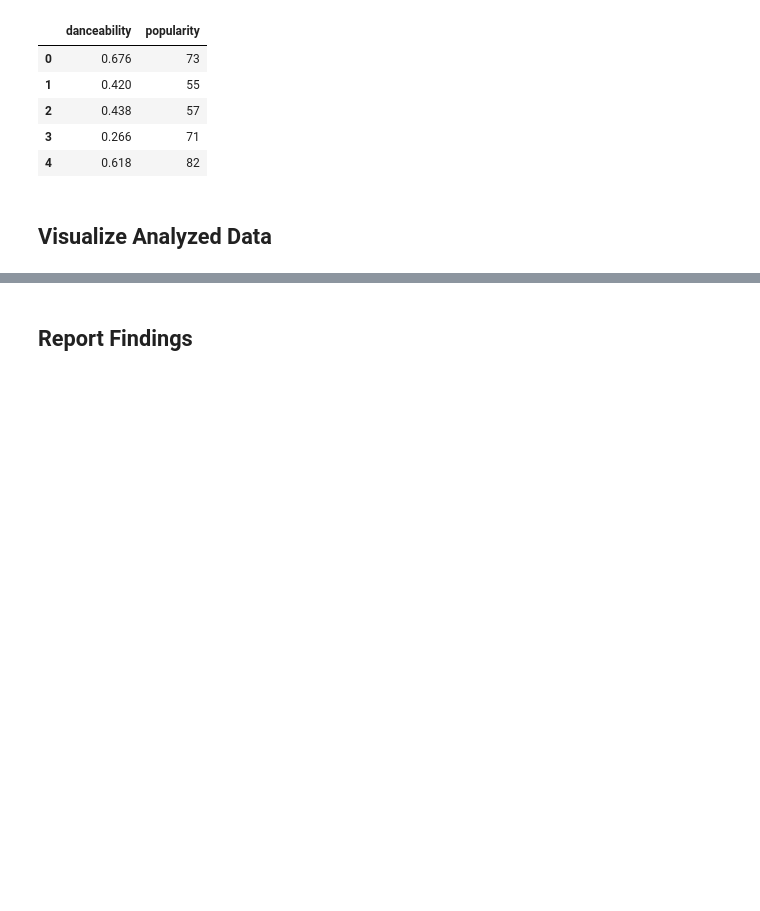
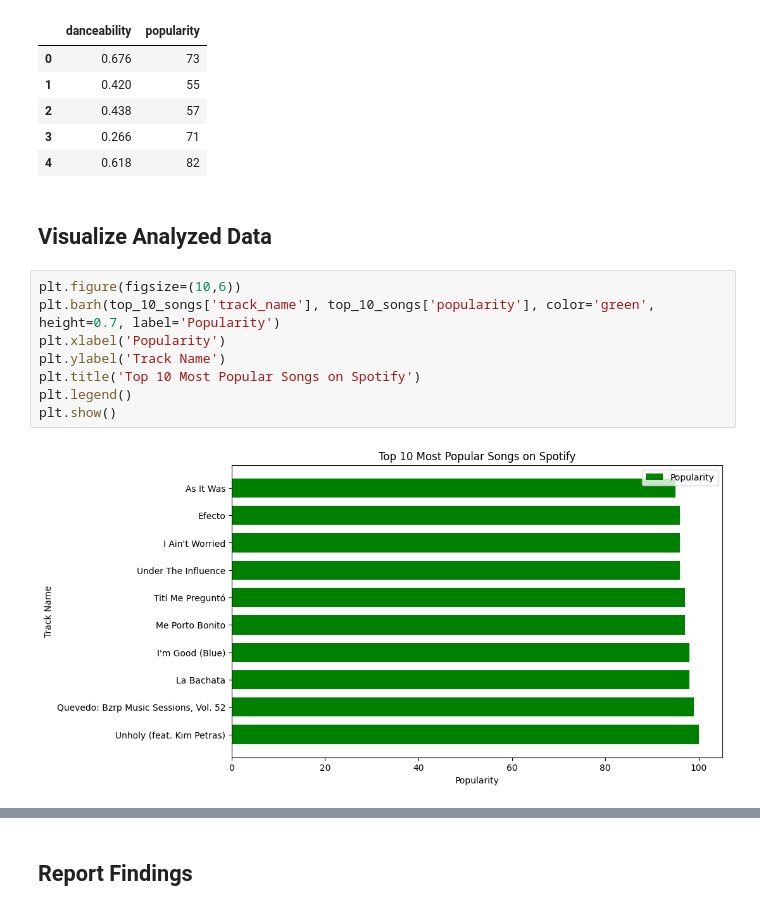
Before and after one commit to reduta-paulbenidict/Data-Visualization, a Jupyter notebook: final output/spotify_tracks_popularity_analysis.ipynb, the cells around one changed output, grey strips where cells are left out. Cells and saved outputs as stored; diff of their text form; blank space fills up the shorter version.

Commit message:
add visualization

```diff
--- a/final output/spotify_tracks_popularity_analysis.ipynb
+++ b/final output/spotify_tracks_popularity_analysis.ipynb
@@ -221,3 +221,13 @@ scatter_dance_popularity.head()
 | 4 | 0.618 | 82 |
 # %% [markdown]
 ## Visualize Analyzed Data
+# %%
+plt.figure(figsize=(10,6))
+plt.barh(top_10_songs['track_name'], top_10_songs['popularity'], color='green', height=0.7, label='Popularity')
+plt.xlabel('Popularity')
+plt.ylabel('Track Name')
+plt.title('Top 10 Most Popular Songs on Spotify')
+plt.legend()
+plt.show()
+# %% [output]
+[figure, added]
```
Also changed, not shown: parts of 4 cells of this notebook.
